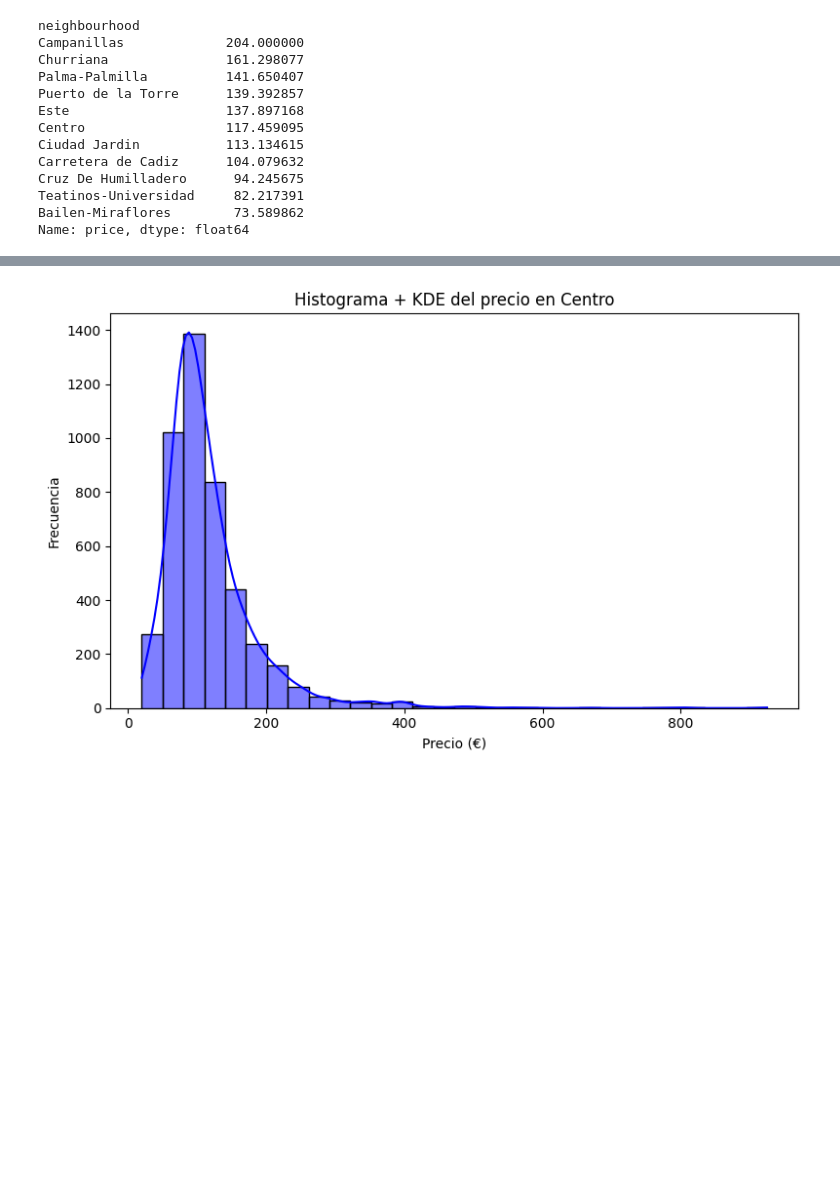
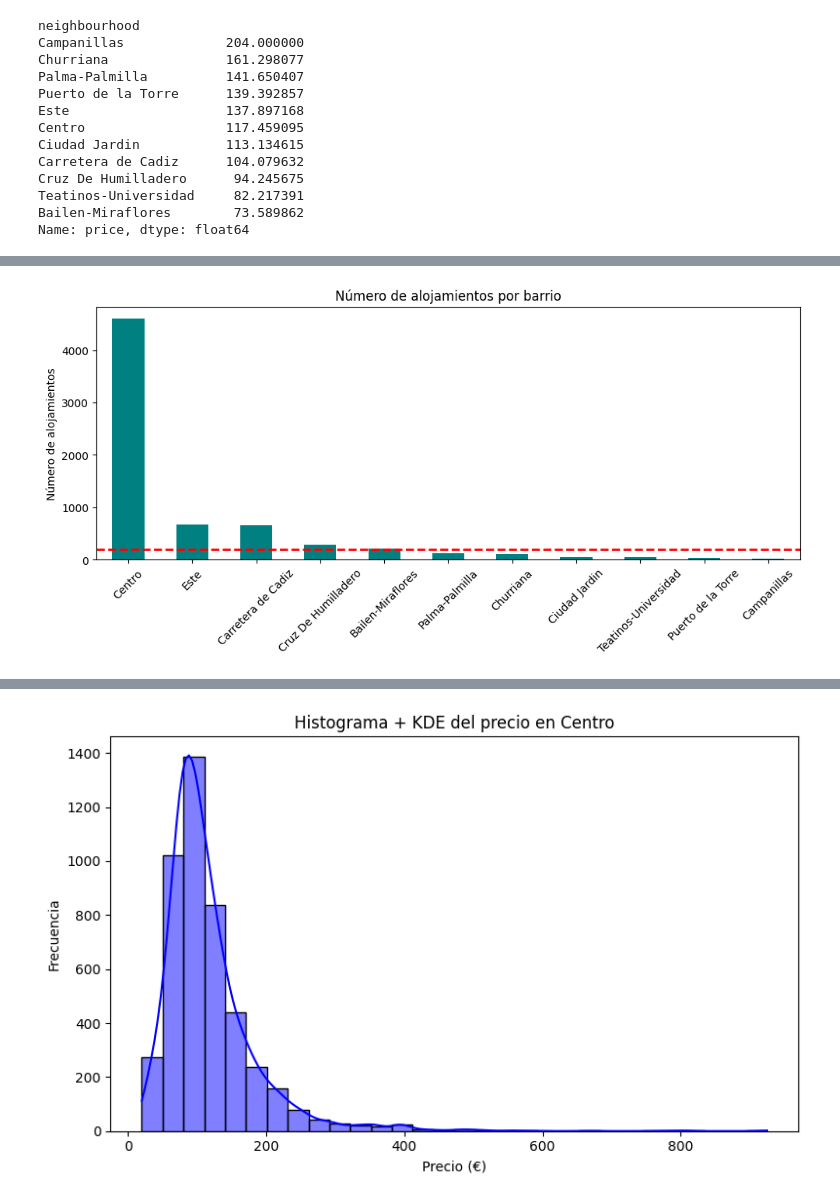
Before and after one commit to MHHsim/Proyect-Break-I, a Jupyter notebook: src/notebooks/Fase_04_Analysis.ipynb, the cells around one changed output, grey strips where cells are left out. Drawn from its saved outputs; the diff is of its cells as text; code cells hidden in the pictures; blank space fills up the shorter version.

```diff
--- a/src/notebooks/Fase_04_Analysis.ipynb
+++ b/src/notebooks/Fase_04_Analysis.ipynb
@@ -220,0 +301,19 @@ Name: price, dtype: float64
+# %%
+# Contar alojamientos por barrio en df_limpio
+conteo_barrio = df_limpio["neighbourhood"].value_counts()
+
+# Gráfico
+plt.figure(figsize=(10,5))
+conteo_barrio.plot(kind="bar", color="teal")
+
+# Línea roja horizontal en 200 alojamientos
+plt.axhline(y=200, color="red", linestyle="--", linewidth=2, label="Umbral de 200 alojamientos")
+
+plt.title("Número de alojamientos por barrio")
+plt.ylabel("Número de alojamientos")
+plt.xlabel("")
+plt.xticks(rotation=45)
+plt.tight_layout()
+plt.show()
+# %% [output]
+[figure, added]
```
Also changed, not shown: parts of 47 cells of this notebook, 2 other files.
